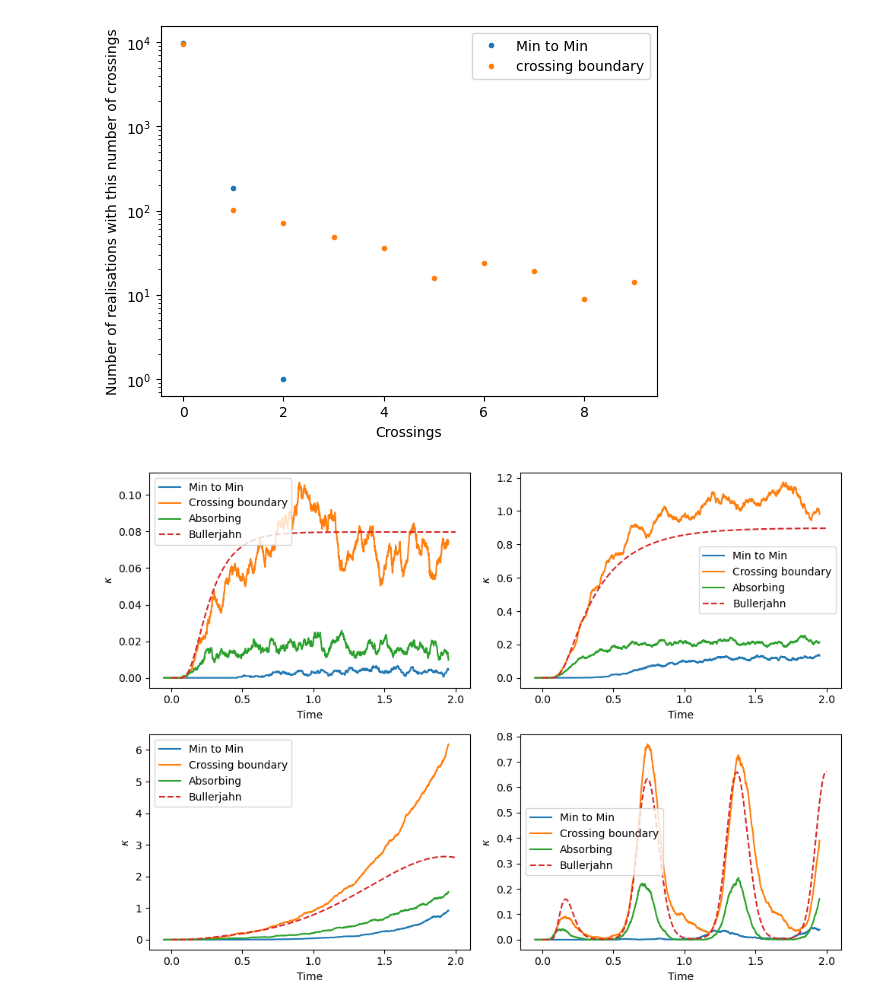
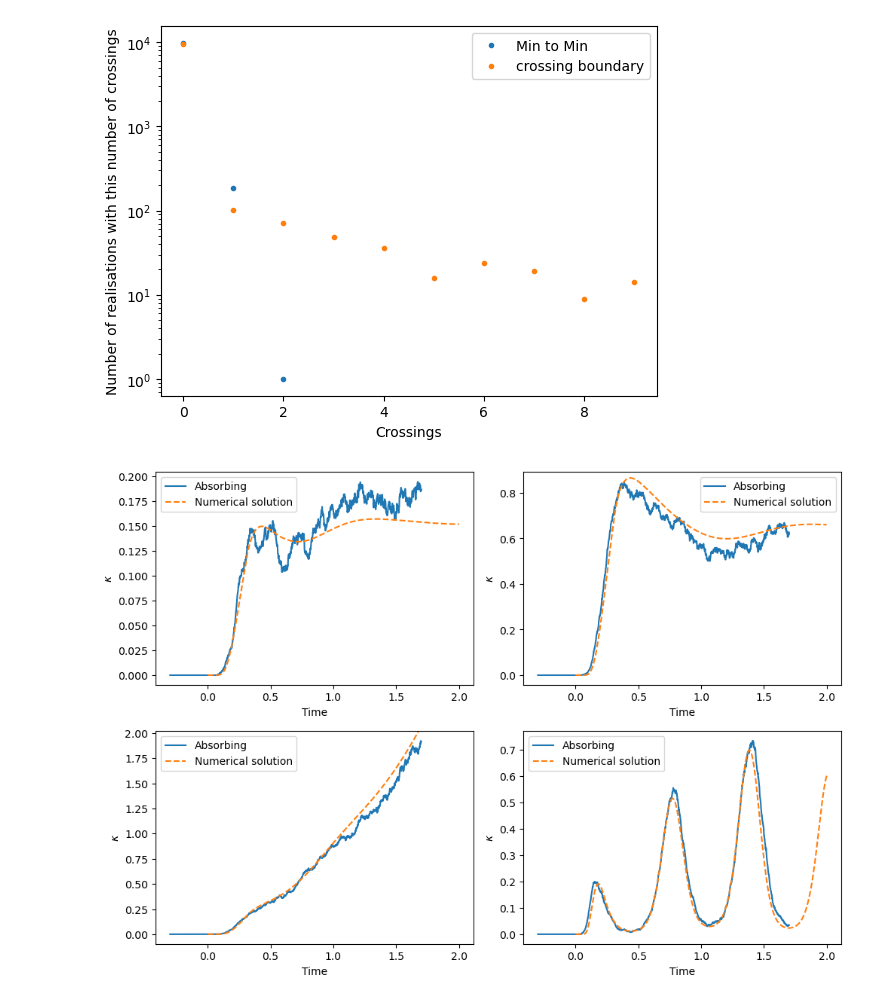
Before and after one commit to NilsToAn/overdampedDelayHarmonicOscillator, a Jupyter notebook: Compare_Rates.ipynb, the cells around one changed output. Saved outputs shown, nothing was run; the diff lists cells and outputs as text; code cells hidden in the pictures.

```diff
--- a/Compare_Rates.ipynb
+++ b/Compare_Rates.ipynb
@@ -23,11 +23,11 @@ from my_functions import get_approx_freq,get_zero, get_pos_with_border, get_pos_
 
 pic_path = Path('Graphic_Results/')
 
-save_run = True
+save_run = False
 # %%
 # Escape_rate_mirrored_min_min and EscapeRate_mirroed musst run first
 # %%
-num_res_folder_names = ['tau0','tau005', 'tau01', 'tau015']
+num_res_folder_names = ['tau0','tau005', 'tau015','tau03']#['tau0','tau005','tau01', 'tau015']#
 
 num_res_folders = {k:Path('nummeric_results')/k for k in num_res_folder_names}
 
@@ -89,9 +80,11 @@ max_t = std_parameter_setting['tau0']['max_t']
 sime_res_bound_zero = {}
 sime_res_bound_min = {}
 sim_res_abs = {}
+num_res = {}
 bullerjahn = {}
 time_s = {}
 time_b = {}
+time_nr = {}
 
 for key, num_res_folder in num_res_folders.items():
     with open(num_res_folder/'sime_res_bound_zero.pkl', 'rb') as f:
@@ -100,35 +93,39 @@ for key, num_res_folder in num_res_folders.items():
         sime_res_bound_min[key] = pickle.load(f)
     with open(num_res_folder/'sim_res_abs.pkl', 'rb') as f:
         sim_res_abs[key] = pickle.load(f)
+    with open(num_res_folder/'num_res.pkl', 'rb') as f:
+        num_res[key] = pickle.load(f)
     with open(num_res_folder/'bullerjahn.pkl', 'rb') as f:
         bullerjahn[key] = pickle.load(f)
 
     time_s[key] = np.linspace(0-this_tau[key],max_t-this_tau[key], len(sime_res_bound_min[key]['no']))
     time_b[key] = np.linspace(0,max_t, len(bullerjahn[key]['no']))
+    time_nr[key] = np.linspace(0,max_t, len(num_res[key]['no']))
 # %%
-single_key = 'tau005'
+single_key = 'tau03'
 fig, axs = plt.subplots(2,2,figsize = (10,7))
-for sm, sz,sa, bull, ax in zip(sime_res_bound_min[single_key].values(),
+for sm, sz,sa, nr,bull, ax in zip(sime_res_bound_min[single_key].values(),
                            sime_res_bound_zero[single_key].values(),
                            sim_res_abs[single_key].values(),
+                           num_res[single_key].values(),
                            bullerjahn[single_key].values(),
                               axs.flatten()):
-    ax.plot(time_s[single_key],sm, label='Min to Min')
-    ax.plot(time_s[single_key],sz, label='Crossing boundary')
+    #ax.plot(time_s[single_key],sm, label='Min to Min')
+    #ax.plot(time_s[single_key],sz, label='Crossing boundary')
     ax.plot(time_s[single_key],sa, label='Absorbing')
 
-    #ax.set_ylim(*ax.set_ylim())
-
-    ax.plot(time_b[single_key],bull, label='Bullerjahn', ls = '--')
+    ax.set_ylim(*ax.set_ylim())
+    ax.plot(time_nr[single_key],nr, label='Numerical solution', ls = '--')
+    #ax.plot(time_b[single_key],bull, label='Bullerjahn', ls = '--')
     ax.legend()
     # plt.yscale('log')
     ax.set_ylabel('$\kappa$')
     ax.set_xlabel('Time')
 plt.tight_layout()
 if save_run:
     plt.savefig(f'Graphic_Results/Different_rates_{single_key}.pdf')
 # %% [output]
-[figure, old version]
+[figure, new version]
 # %%
 single_prot = 'no'
 
```
Also changed, not shown: parts of 6 cells of this notebook, 33 other files.
